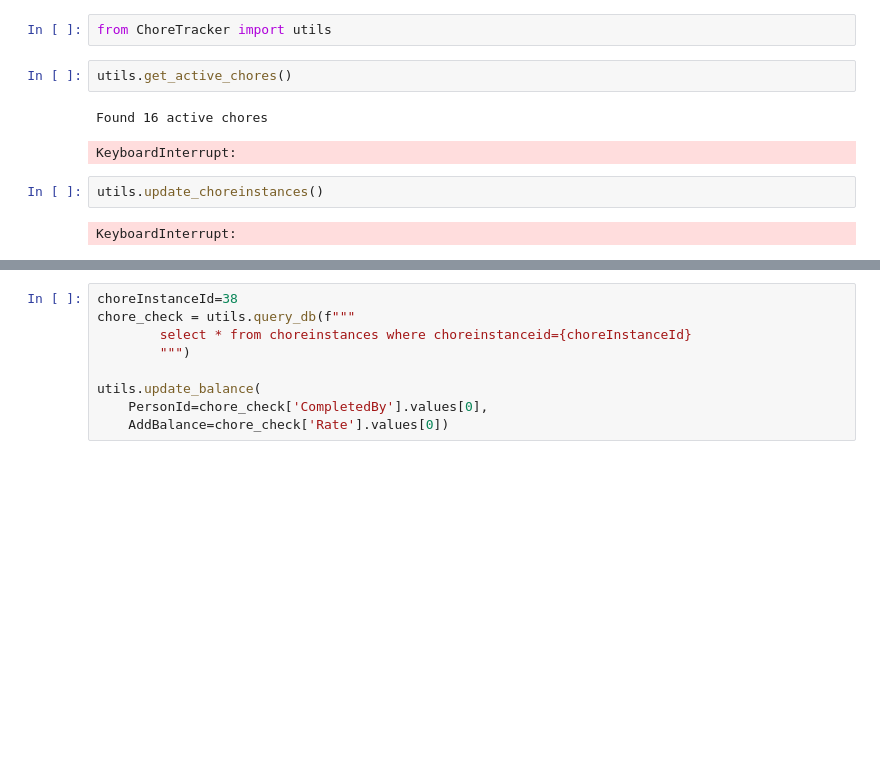
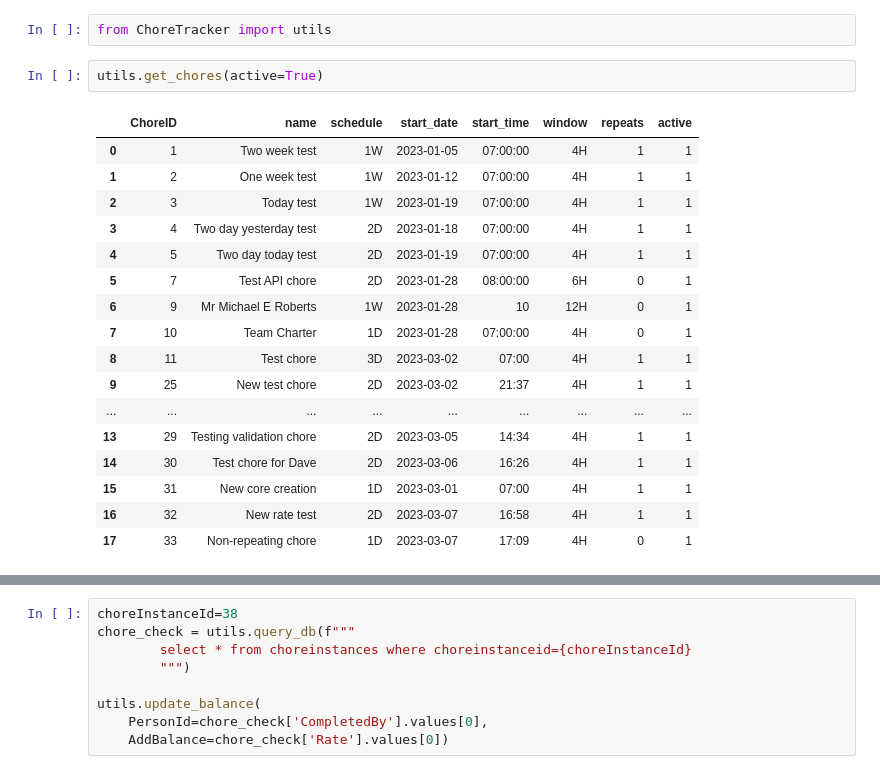
Before and after one commit to gorbynet/ChoreTracker, a Jupyter notebook: api_test.ipynb, the cells around one changed output, grey strips where cells are left out. Cells and saved outputs as stored; diff of their text form; blank space fills up the shorter version.

```diff
--- a/api_test.ipynb
+++ b/api_test.ipynb
@@ -12,12 +12,23 @@ import pandas as pd
 import datetime as dt
 # %%
 from ChoreTracker import utils
-# %%
-utils.get_active_chores()
-# %% [output]
-Found 16 active chores
-KeyboardInterrupt:
-# %%
-utils.update_choreinstances()
-# %% [output]
-KeyboardInterrupt:
+# %%
+utils.get_chores(active=True)
+# %% [output]
+|  | ChoreID | name | schedule | start_date | start_time | window | repeats | active |
+| 0 | 1 | Two week test | 1W | 2023-01-05 | 07:00:00 | 4H | 1 | 1 |
+| 1 | 2 | One week test | 1W | 2023-01-12 | 07:00:00 | 4H | 1 | 1 |
+| 2 | 3 | Today test | 1W | 2023-01-19 | 07:00:00 | 4H | 1 | 1 |
+| 3 | 4 | Two day yesterday test | 2D | 2023-01-18 | 07:00:00 | 4H | 1 | 1 |
+| 4 | 5 | Two day today test | 2D | 2023-01-19 | 07:00:00 | 4H | 1 | 1 |
+| 5 | 7 | Test API chore | 2D | 2023-01-28 | 08:00:00 | 6H | 0 | 1 |
+| 6 | 9 | Mr Michael E Roberts | 1W | 2023-01-28 | 10 | 12H | 0 | 1 |
+| 7 | 10 | Team Charter | 1D | 2023-01-28 | 07:00:00 | 4H | 0 | 1 |
+| 8 | 11 | Test chore | 3D | 2023-03-02 | 07:00 | 4H | 1 | 1 |
+| 9 | 25 | New test chore | 2D | 2023-03-02 | 21:37 | 4H | 1 | 1 |
+| ... | ... | ... | ... | ... | ... | ... | ... | ... |
+| 13 | 29 | Testing validation chore | 2D | 2023-03-05 | 14:34 | 4H | 1 | 1 |
+| 14 | 30 | Test chore for Dave | 2D | 2023-03-06 | 16:26 | 4H | 1 | 1 |
+| 15 | 31 | New core creation | 1D | 2023-03-01 | 07:00 | 4H | 1 | 1 |
+| 16 | 32 | New rate test | 2D | 2023-03-07 | 16:58 | 4H | 1 | 1 |
+| 17 | 33 | Non-repeating chore | 1D | 2023-03-07 | 17:09 | 4H | 0 | 1 |
```
Also changed, not shown: parts of 2 cells of this notebook, 3 other files.
